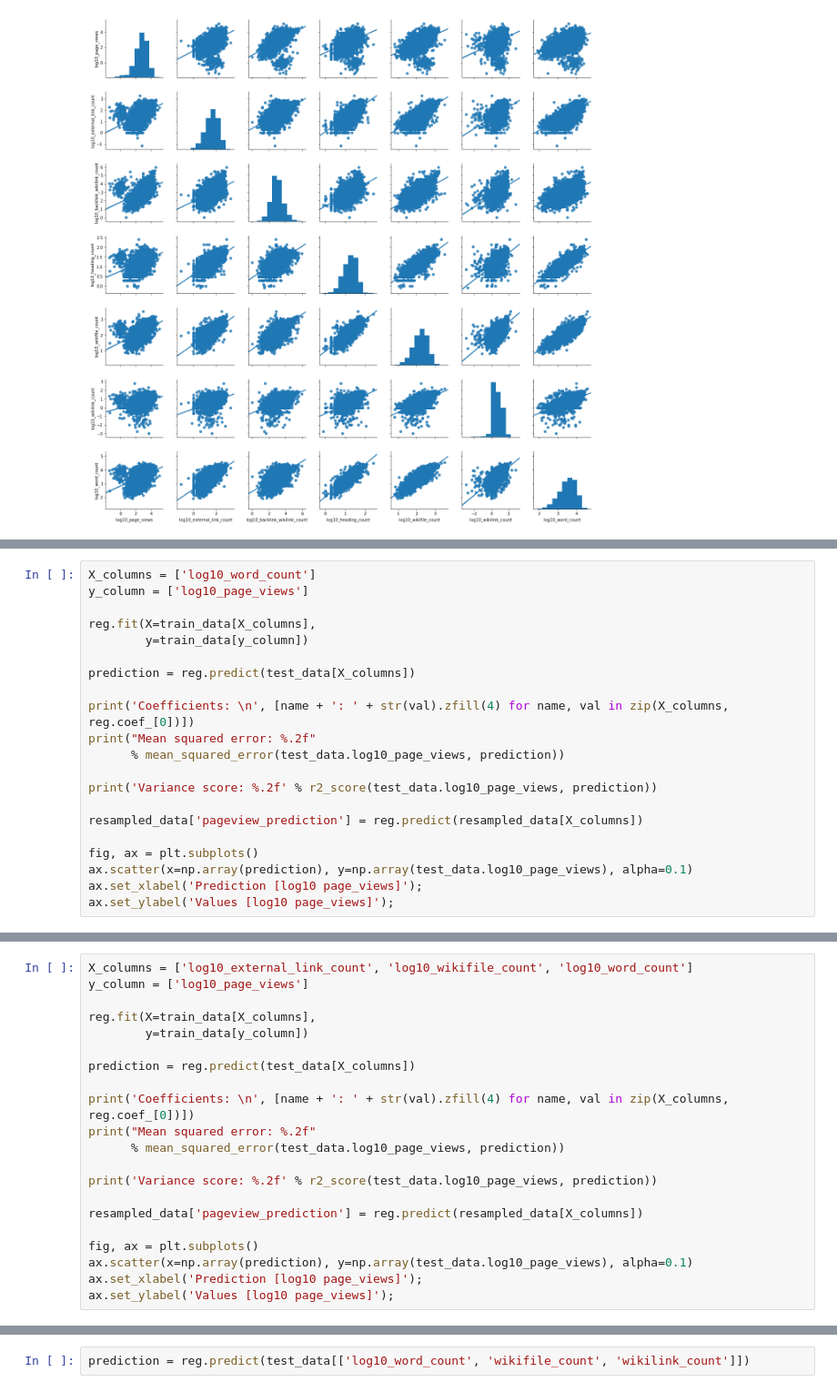
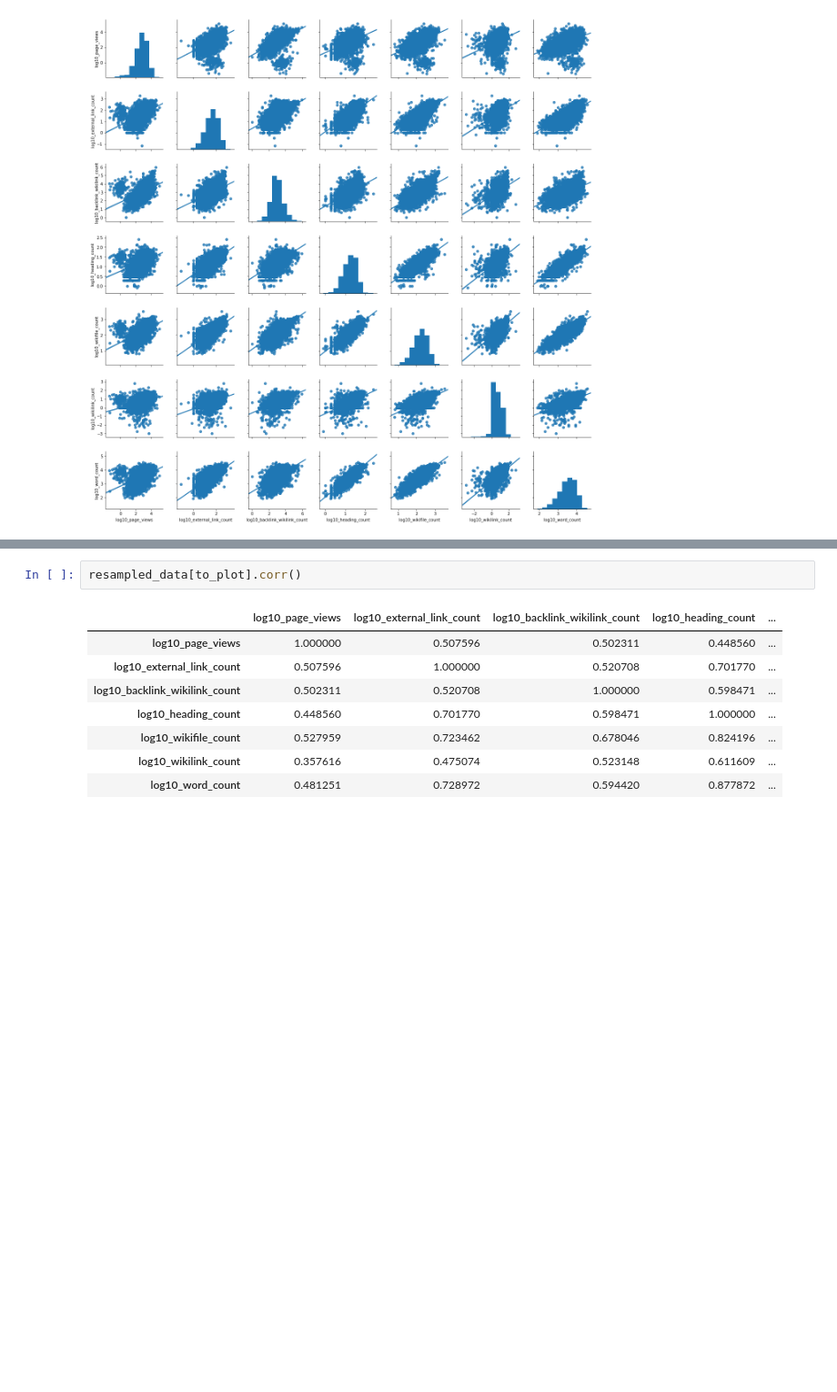
Before and after one commit to wmvoje/wiki_stub_expansion, a Jupyter notebook: data_analysis/Regression_What correlates to pageviews.ipynb, the cells around one changed output, grey strips where cells are left out. Shown at 91% size. Saved outputs shown, nothing was run; the diff lists cells and outputs as text; blank space fills up the shorter version.

```diff
--- a/data_analysis/Regression_What correlates to pageviews.ipynb
+++ b/data_analysis/Regression_What correlates to pageviews.ipynb
@@ -475,21 +387,0 @@ ols_results.
-# %%
-X_columns = ['log10_word_count']
-y_column = ['log10_page_views']
-
-reg.fit(X=train_data[X_columns],
-        y=train_data[y_column])
-
-prediction = reg.predict(test_data[X_columns])
-
-print('Coefficients: \n', [name + ': ' + str(val).zfill(4) for name, val in zip(X_columns, reg.coef_[0])])
-print("Mean squared error: %.2f"
-      % mean_squared_error(test_data.log10_page_views, prediction))
-
-print('Variance score: %.2f' % r2_score(test_data.log10_page_views, prediction))
-
-resampled_data['pageview_prediction'] = reg.predict(resampled_data[X_columns])
-
-fig, ax = plt.subplots()
-ax.scatter(x=np.array(prediction), y=np.array(test_data.log10_page_views), alpha=0.1)
-ax.set_xlabel('Prediction [log10 page_views]');
-ax.set_ylabel('Values [log10 page_views]');
@@ -502,21 +387,0 @@ Variance score: 0.23
-# %%
-X_columns = ['log10_external_link_count', 'log10_wikifile_count', 'log10_word_count']
-y_column = ['log10_page_views']
-
-reg.fit(X=train_data[X_columns],
-        y=train_data[y_column])
-
-prediction = reg.predict(test_data[X_columns])
-
-print('Coefficients: \n', [name + ': ' + str(val).zfill(4) for name, val in zip(X_columns, reg.coef_[0])])
-print("Mean squared error: %.2f"
-      % mean_squared_error(test_data.log10_page_views, prediction))
-
-print('Variance score: %.2f' % r2_score(test_data.log10_page_views, prediction))
-
-resampled_data['pageview_prediction'] = reg.predict(resampled_data[X_columns])
-
-fig, ax = plt.subplots()
-ax.scatter(x=np.array(prediction), y=np.array(test_data.log10_page_views), alpha=0.1)
-ax.set_xlabel('Prediction [log10 page_views]');
-ax.set_ylabel('Values [log10 page_views]');
@@ -555,2 +388,11 @@ LinearRegression(copy_X=True, fit_intercept=True, n_jobs=1, normalize=False)
-# %%
-prediction = reg.predict(test_data[['log10_word_count', 'wikifile_count', 'wikilink_count']])
+# %%
+resampled_data[to_plot].corr()
+# %% [output]
+|  | log10_page_views | log10_external_link_count | log10_backlink_wikilink_count | log10_heading_count | ... |
+| log10_page_views | 1.000000 | 0.507596 | 0.502311 | 0.448560 | ... |
+| log10_external_link_count | 0.507596 | 1.000000 | 0.520708 | 0.701770 | ... |
+| log10_backlink_wikilink_count | 0.502311 | 0.520708 | 1.000000 | 0.598471 | ... |
+| log10_heading_count | 0.448560 | 0.701770 | 0.598471 | 1.000000 | ... |
+| log10_wikifile_count | 0.527959 | 0.723462 | 0.678046 | 0.824196 | ... |
+| log10_wikilink_count | 0.357616 | 0.475074 | 0.523148 | 0.611609 | ... |
+| log10_word_count | 0.481251 | 0.728972 | 0.594420 | 0.877872 | ... |
```
Also changed, not shown: parts of 31 cells of this notebook, 1 other file.
